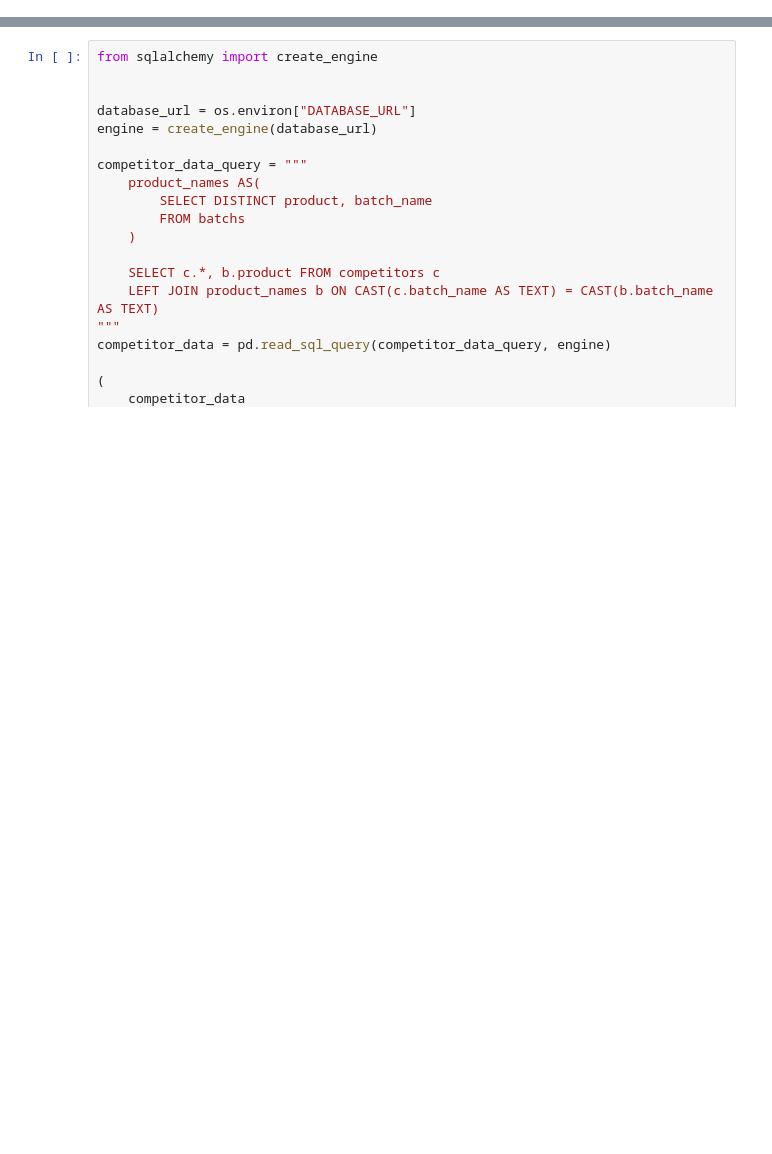
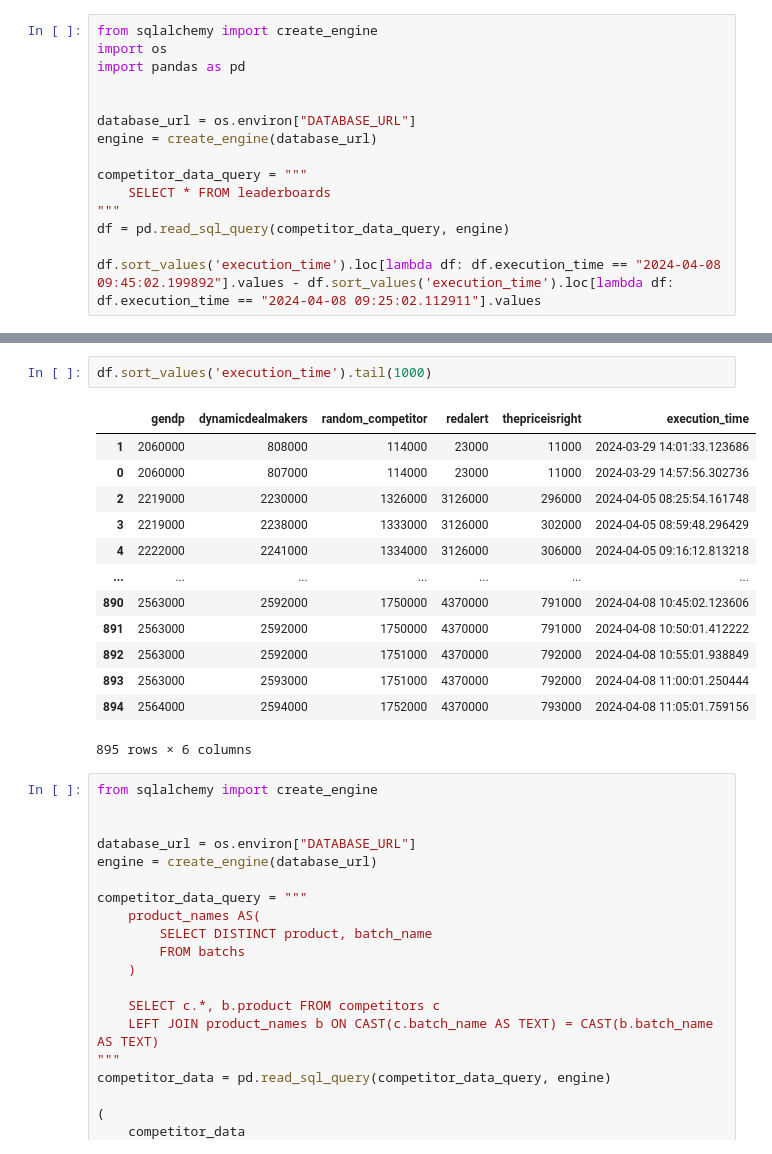
Before and after one commit to attiamani98/praice, a Jupyter notebook: fastapi/model_testing.ipynb, the cells around one changed output, grey strips where cells are left out. Saved outputs shown, nothing was run; the diff lists cells and outputs as text; blank space fills up the shorter version.

```diff
--- a/fastapi/model_testing.ipynb
+++ b/fastapi/model_testing.ipynb
@@ -14,0 +133,15 @@ update_price(update_db=True)
+# %%
+from sqlalchemy import create_engine
+import os
+import pandas as pd
+
+
+database_url = os.environ["DATABASE_URL"]
+engine = create_engine(database_url)
+
+competitor_data_query = """
+    SELECT * FROM leaderboards
+"""
+df = pd.read_sql_query(competitor_data_query, engine)
+
+df.sort_values('execution_time').loc[lambda df: df.execution_time == "2024-04-08 09:45:02.199892"].values - df.sort_values('execution_time').loc[lambda df: df.execution_time == "2024-04-08 09:25:02.112911"].values
@@ -15,3 +153,19 @@ update_price(update_db=True)
+# %%
+df.sort_values('execution_time').tail(1000)
+# %% [output]
+|  | gendp | dynamicdealmakers | random_competitor | redalert | thepriceisright | execution_time |
+| 1 | 2060000 | 808000 | 114000 | 23000 | 11000 | 2024-03-29 14:01:33.123686 |
+| 0 | 2060000 | 807000 | 114000 | 23000 | 11000 | 2024-03-29 14:57:56.302736 |
+| 2 | 2219000 | 2230000 | 1326000 | 3126000 | 296000 | 2024-04-05 08:25:54.161748 |
+| 3 | 2219000 | 2238000 | 1333000 | 3126000 | 302000 | 2024-04-05 08:59:48.296429 |
+| 4 | 2222000 | 2241000 | 1334000 | 3126000 | 306000 | 2024-04-05 09:16:12.813218 |
+| ... | ... | ... | ... | ... | ... | ... |
+| 890 | 2563000 | 2592000 | 1750000 | 4370000 | 791000 | 2024-04-08 10:45:02.123606 |
+| 891 | 2563000 | 2592000 | 1750000 | 4370000 | 791000 | 2024-04-08 10:50:01.412222 |
+| 892 | 2563000 | 2592000 | 1751000 | 4370000 | 792000 | 2024-04-08 10:55:01.938849 |
+| 893 | 2563000 | 2593000 | 1751000 | 4370000 | 792000 | 2024-04-08 11:00:01.250444 |
+| 894 | 2564000 | 2594000 | 1752000 | 4370000 | 793000 | 2024-04-08 11:05:01.759156 |
+895 rows × 6 columns
 # %%
 from sqlalchemy import create_engine
 
```
Also changed, not shown: parts of 10 cells of this notebook, 4 other files.
